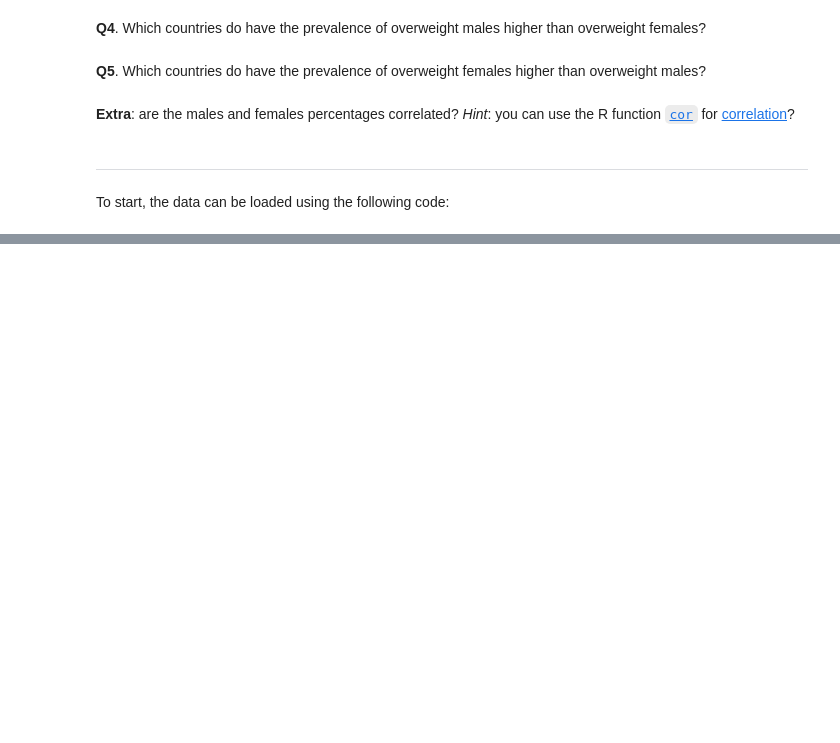
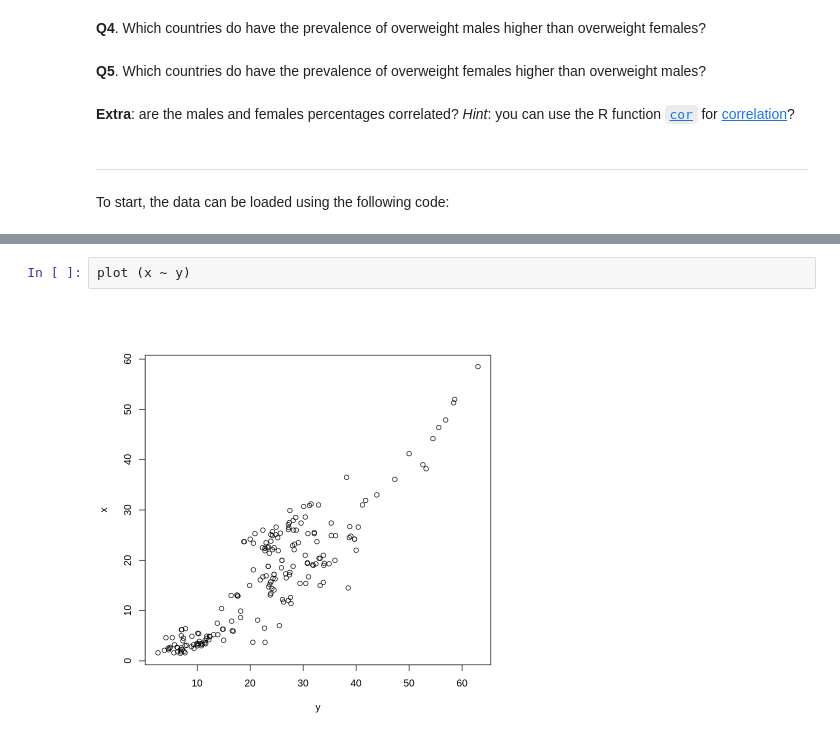
Before and after one commit to SaraAlKarimy/Notebooks, a Jupyter notebook: Obesity_By_Country.ipynb, the cells around one changed output, grey strips where cells are left out. Saved outputs shown, nothing was run; the diff lists cells and outputs as text; blank space fills up the shorter version.

```diff
--- a/Obesity_By_Country.ipynb
+++ b/Obesity_By_Country.ipynb
@@ -28,0 +163,4 @@ data = read_csv ("https://raw.githubusercontent.com/ahmedmoustafa/Notebooks/mast
+# %%
+plot (x ~ y)
+# %% [output]
+[figure, added]
```
Also changed, not shown: parts of 15 cells of this notebook.
